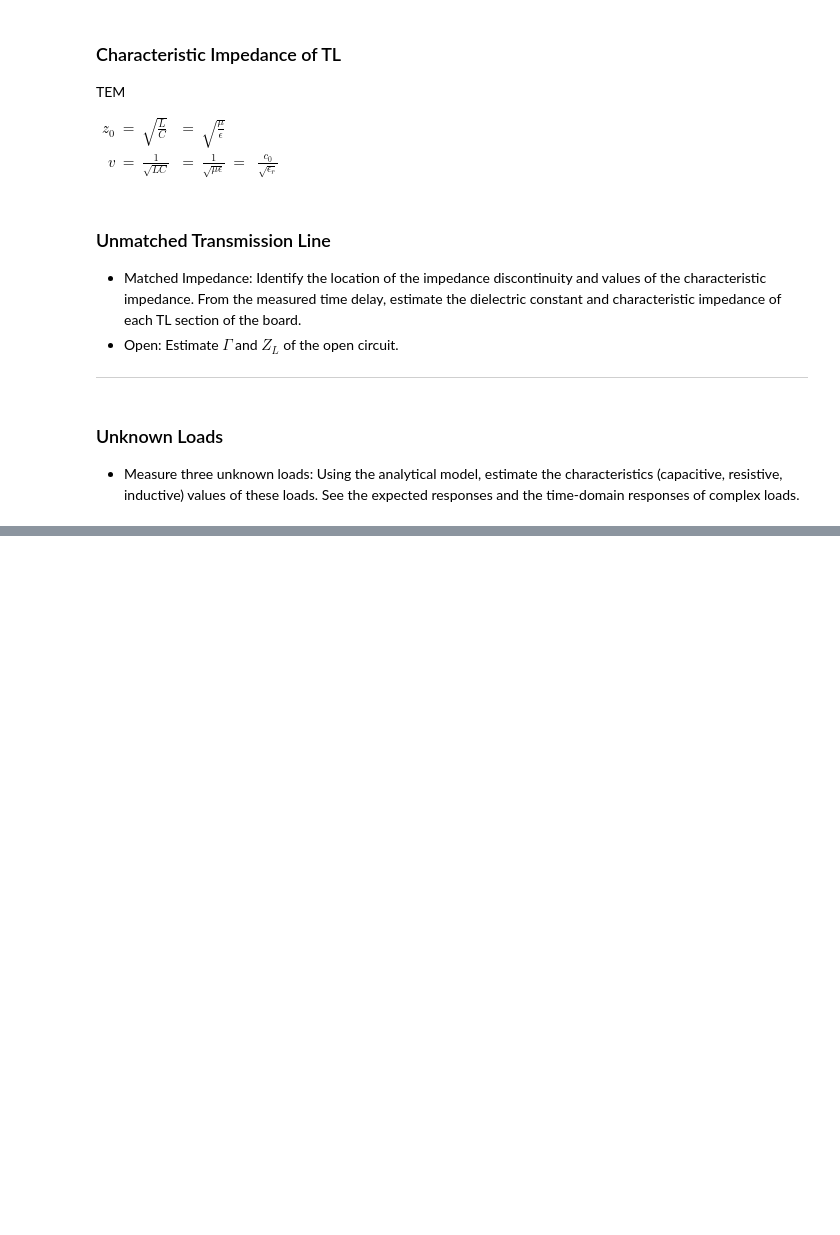
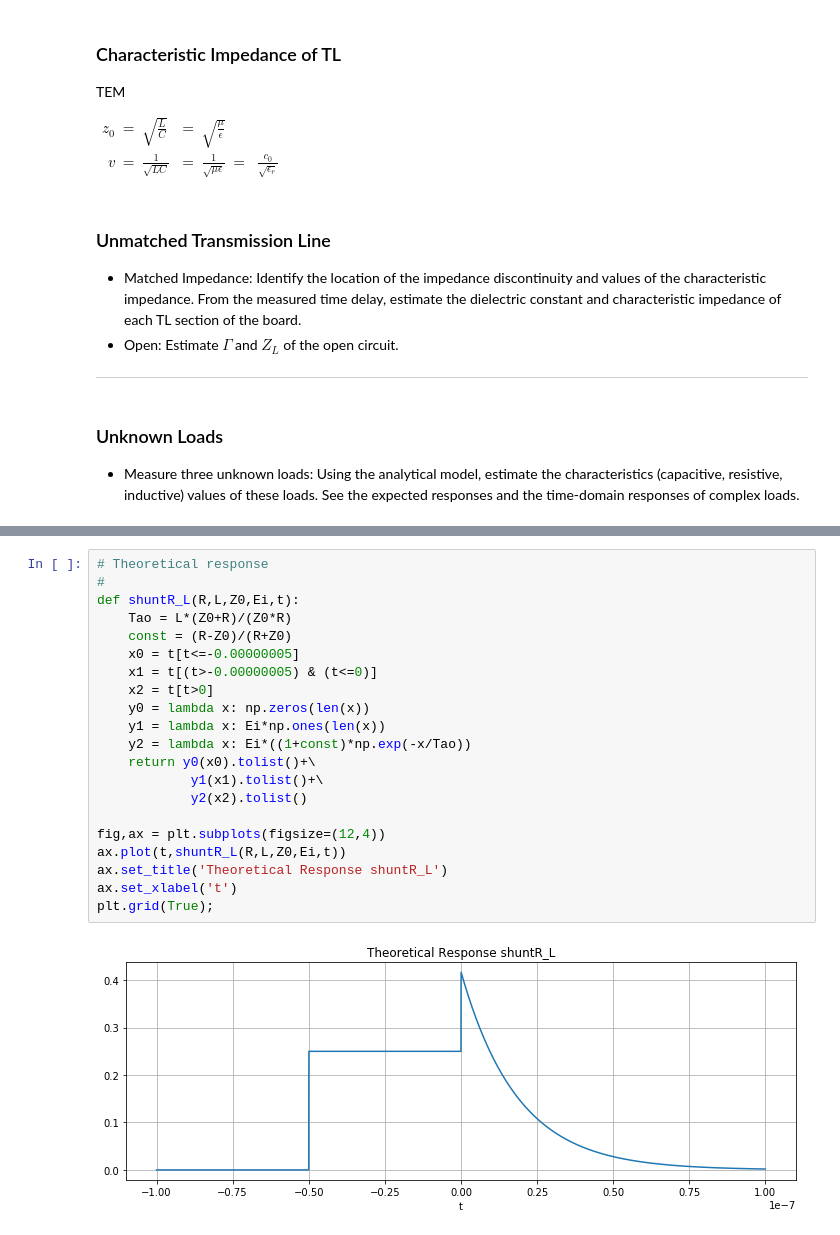
Before and after one commit to kegedy/UWEE572, a Jupyter notebook: labs/lab01/lab01.ipynb, the cells around one changed output, grey strips where cells are left out. Drawn from its saved outputs; the diff is of its cells as text; blank space fills up the shorter version.

```diff
--- a/labs/lab01/lab01.ipynb
+++ b/labs/lab01/lab01.ipynb
@@ -316,0 +187,23 @@ v   &=& \frac{1}{\sqrt{LC}} &=& \frac{1}{\sqrt{\mu \epsilon}} &=& \frac{c_0}{\sq
+# %%
+# Theoretical response
+#
+def shuntR_L(R,L,Z0,Ei,t):
+    Tao = L*(Z0+R)/(Z0*R)
+    const = (R-Z0)/(R+Z0)
+    x0 = t[t<=-0.00000005]
+    x1 = t[(t>-0.00000005) & (t<=0)]
+    x2 = t[t>0]
+    y0 = lambda x: np.zeros(len(x))
+    y1 = lambda x: Ei*np.ones(len(x))
+    y2 = lambda x: Ei*((1+const)*np.exp(-x/Tao))
+    return y0(x0).tolist()+\
+            y1(x1).tolist()+\
+            y2(x2).tolist()
+
+fig,ax = plt.subplots(figsize=(12,4))
+ax.plot(t,shuntR_L(R,L,Z0,Ei,t))
+ax.set_title('Theoretical Response shuntR_L')
+ax.set_xlabel('t')
+plt.grid(True);
+# %% [output]
+[figure, added]
```
Also changed, not shown: parts of 40 cells of this notebook.
